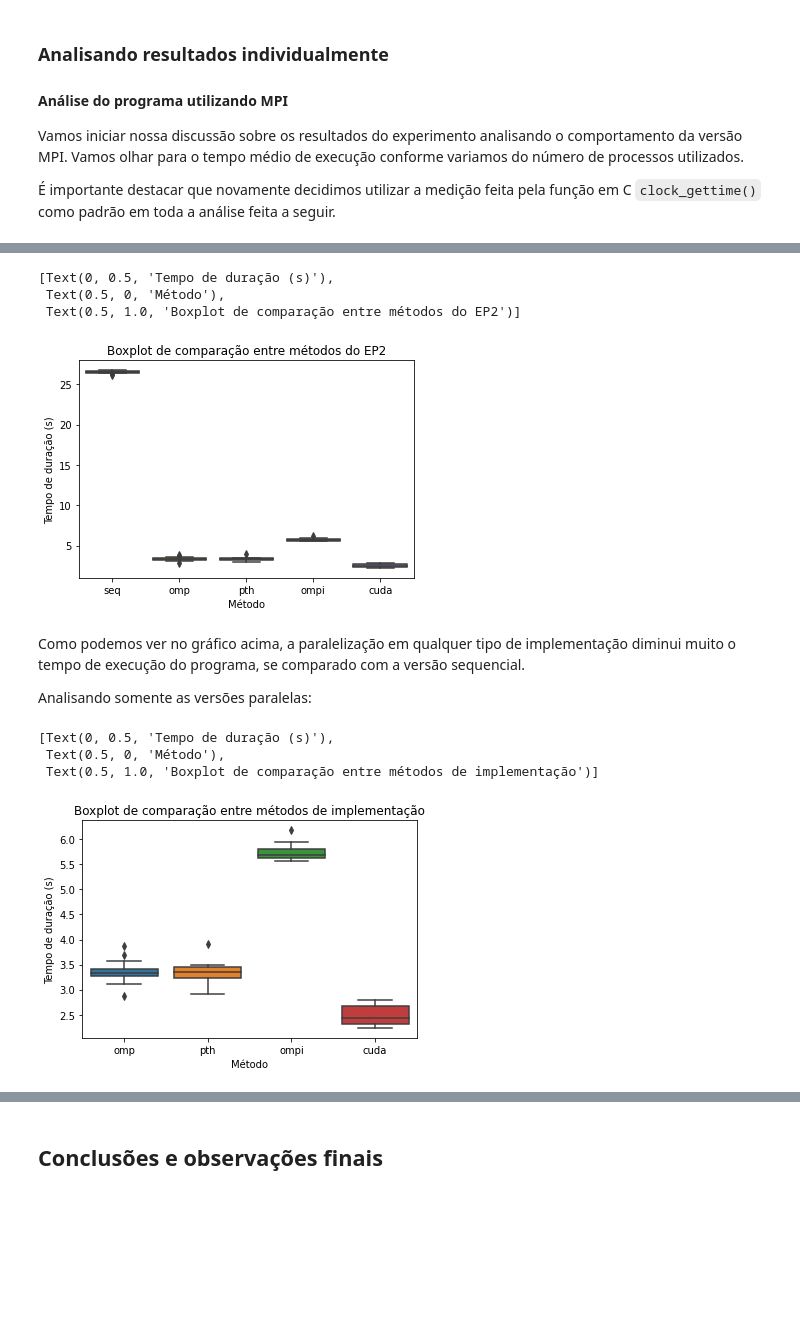
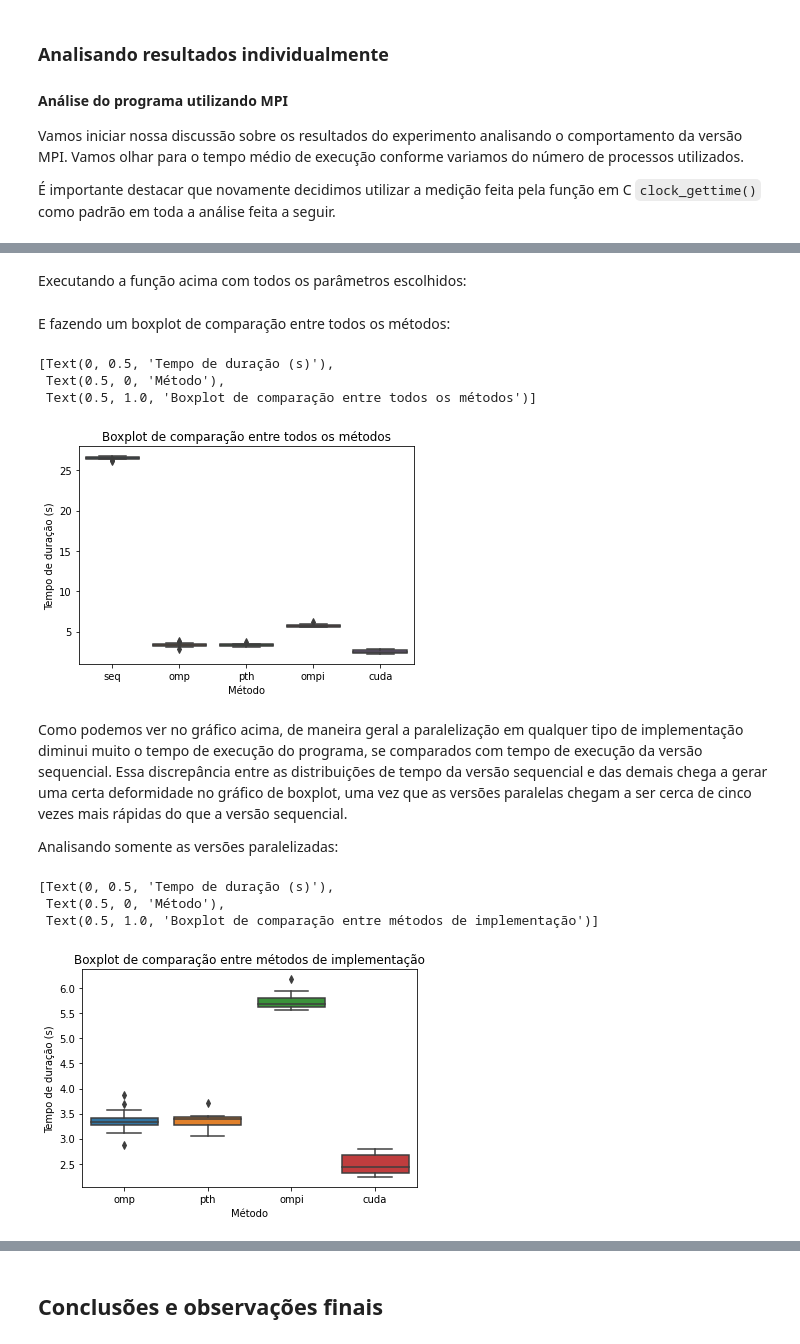
Before and after one commit to martinoni/parallel-ep2, a Jupyter notebook: ep2/src/Report.ipynb, the cells around one changed output, grey strips where cells are left out. Drawn from its saved outputs; the diff is of its cells as text; code cells hidden in the pictures; blank space fills up the shorter version.

```diff
--- a/ep2/src/Report.ipynb
+++ b/ep2/src/Report.ipynb
@@ -480,21 +511,25 @@ def data_melhores(data, n_threads_omp, n_threads_pth, n_mpi, grid_cuda, block_cu
 
     melhores_versoes = pd.concat([melhor_seq, melhor_omp, melhor_pth, melhor_mpi, melhor_cuda], axis=0)
     return melhores_versoes
+# %% [markdown]
+Executando a função acima com todos os parâmetros escolhidos:
 # %%
-melhores_versoes = data_melhores(data, 128, 128, 16, 32, 16)
+melhores_versoes = data_melhores(data, 64, 128, 16, 32, 16)
+# %% [markdown]
+E fazendo um boxplot de comparação entre todos os métodos:
 # %%
 seaborn.boxplot(x=melhores_versoes['method'], y=melhores_versoes['duration_mono'].astype('float')
                ).set(xlabel='Método', ylabel='Tempo de duração (s)',
-                    title='Boxplot de comparação entre métodos do EP2')
+                    title='Boxplot de comparação entre todos os métodos')
 # %% [output]
 [Text(0, 0.5, 'Tempo de duração (s)'),
  Text(0.5, 0, 'Método'),
- Text(0.5, 1.0, 'Boxplot de comparação entre métodos do EP2')]
+ Text(0.5, 1.0, 'Boxplot de comparação entre todos os métodos')]
-[figure, old version]
+[figure, new version]
 # %% [markdown]
-Como podemos ver no gráfico acima, a paralelização em qualquer tipo de implementação diminui muito o tempo de execução do programa, se comparado com a versão sequencial.
+Como podemos ver no gráfico acima, de maneira geral a paralelização em qualquer tipo de implementação diminui muito o tempo de execução do programa, se comparados com tempo de execução da versão sequencial. Essa discrepância entre as distribuições de tempo da versão sequencial e das demais chega a gerar uma certa deformidade no gráfico de boxplot, uma vez que as versões paralelas chegam a ser cerca de cinco vezes mais rápidas do que a versão sequencial.
 
-Analisando somente as versões paralelas:
+Analisando somente as versões paralelizadas:
 # %%
 seaborn.boxplot(x=melhores_versoes[melhores_versoes.method!='seq']['method'],
                 y=melhores_versoes[melhores_versoes.method!='seq']['duration_mono'].astype('float')
@@ -504,5 +539,5 @@ seaborn.boxplot(x=melhores_versoes[melhores_versoes.method!='seq']['method'],
 [Text(0, 0.5, 'Tempo de duração (s)'),
  Text(0.5, 0, 'Método'),
  Text(0.5, 1.0, 'Boxplot de comparação entre métodos de implementação')]
-[figure, old version]
+[figure, new version]
 # %% [markdown]
```
Also changed, not shown: parts of 56 cells of this notebook.
